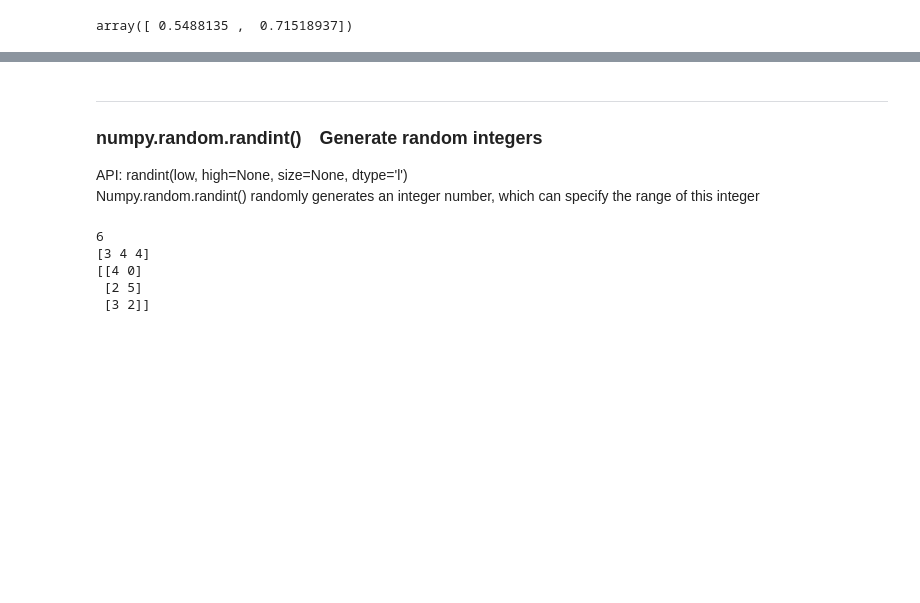
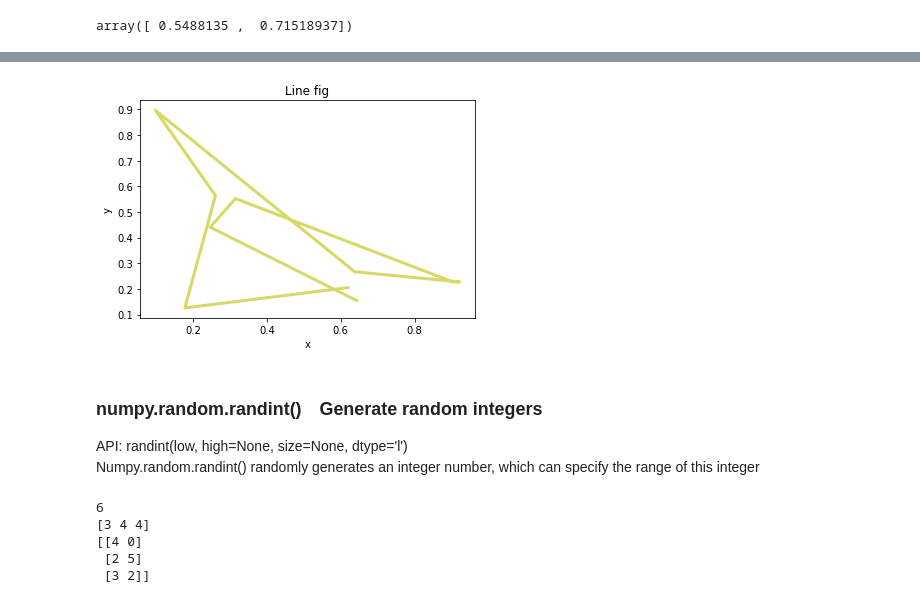
Before and after one commit to Tianle97/-Emerging-Thecnology-Project, a Jupyter notebook: numpy-random.ipynb, the cells around one changed output, grey strips where cells are left out. Saved outputs shown, nothing was run; the diff lists cells and outputs as text; code cells hidden in the pictures; blank space fills up the shorter version.

```diff
--- a/numpy-random.ipynb
+++ b/numpy-random.ipynb
@@ -98,5 +133,31 @@ array([ 0.5488135 ,  0.71518937])
+# %%
+import matplotlib.pyplot as plt
+import numpy as np
+
+#分别存放所有点的横坐标和纵坐标，一一对应
+#random set the abscissa and ordinate of all points separately
+x = np.random.rand(10) #An array of abscissa containing 10 uniformly distributed random values,scale [0. 1]
+y = np.random.rand(10) #An array of ordinates containing 10 uniformly distributed random values,scale [0. 1]
+
+#创建图并命名
+#create a title
+plt.title('Line fig')
+
+#设置x轴、y轴名称
+#Set the x-axis and y-axis names
+plt.xlabel('x')
+plt.ylabel('y')
+
+#画连线图，以x_list中的值为横坐标，以y_list中的值为纵坐标
+#参数c指定连线的颜色，linewidth指定连线宽度，alpha指定连线的透明度
+#in the scatter plot x:abscissa. y:ordinate. c: line's color. linewidth: size of the line. alpha: point's transparency.
+plt.plot(x, y, color='y', linewidth=3, alpha=0.6)
+
+plt.show()
+# %% [output]
+[figure, added]
 # %% [markdown]
-***
+
 
 ### numpy.random.randint()　Generate random integers
 
```
Also changed, not shown: parts of 18 cells of this notebook.
